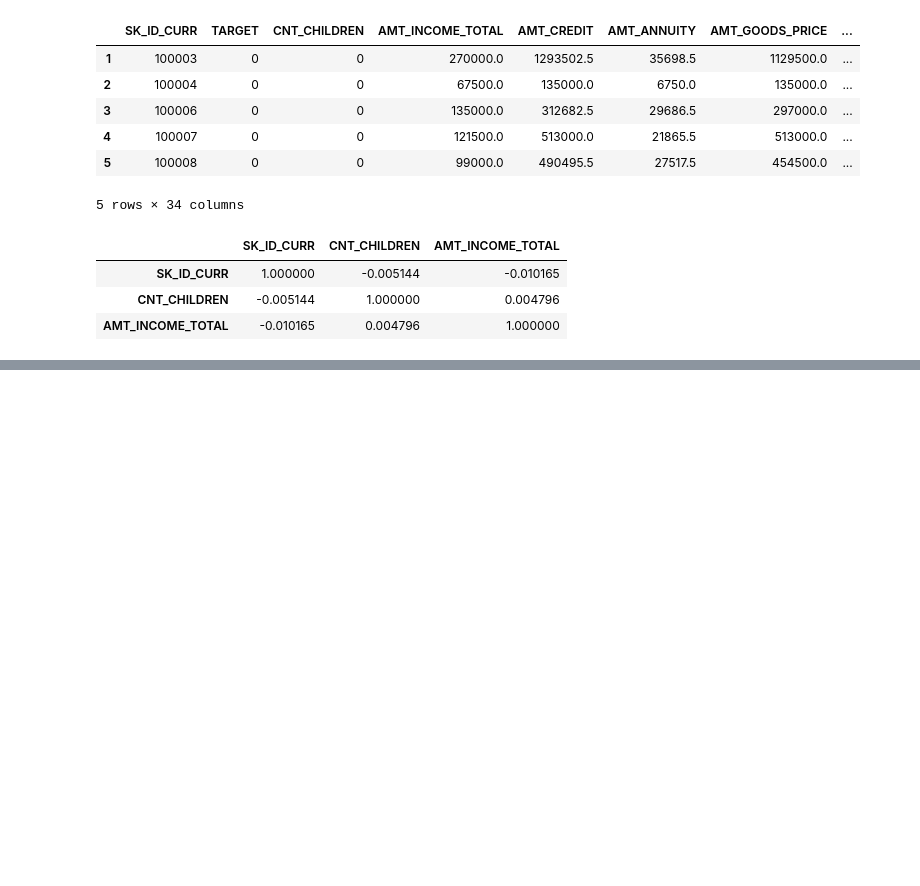
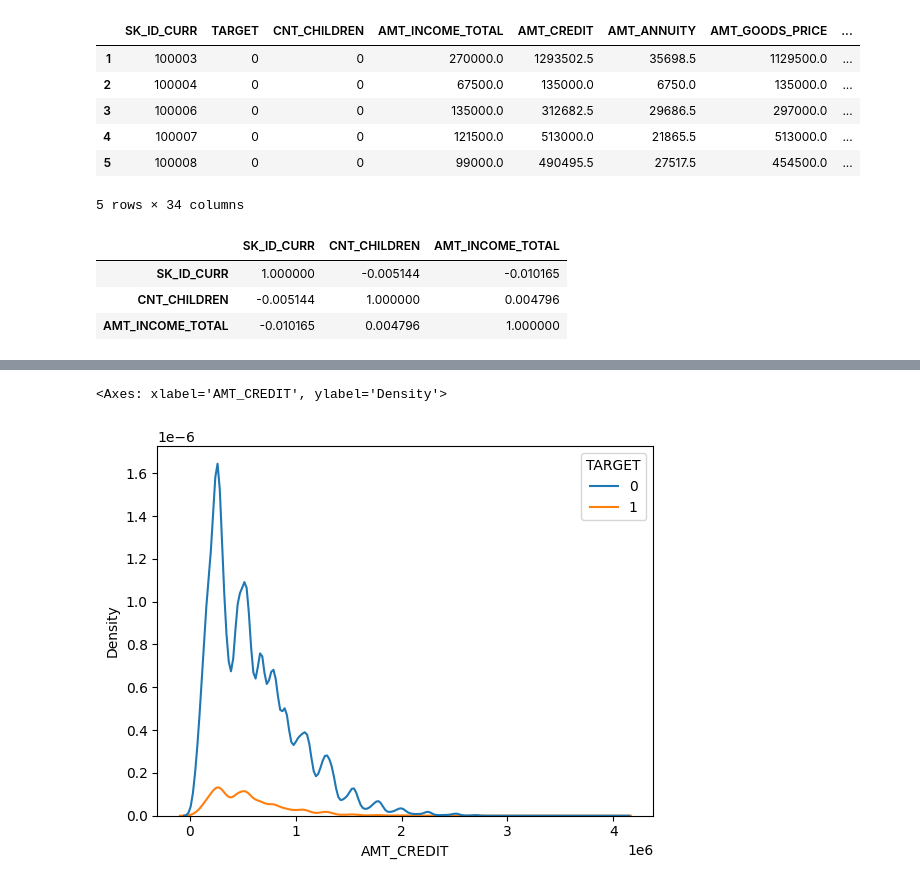
Before and after one commit to sudama-inc/EDA-with-Pandas-and-Numpy, a Jupyter notebook: Exploratory_Data_Analysis_(EDA)_with_Pandas_and_Numpy.ipynb, the cells around one changed output, grey strips where cells are left out. Saved outputs shown, nothing was run; the diff lists cells and outputs as text; code cells hidden in the pictures; blank space fills up the shorter version.

```diff
--- a/Exploratory_Data_Analysis_(EDA)_with_Pandas_and_Numpy.ipynb
+++ b/Exploratory_Data_Analysis_(EDA)_with_Pandas_and_Numpy.ipynb
@@ -671,0 +697,5 @@ defaulter_corr
+# %%
+sns.kdeplot(data=num_data, x='AMT_CREDIT', hue='TARGET')
+# %% [output]
+<Axes: xlabel='AMT_CREDIT', ylabel='Density'>
+[figure, added]
```
Also changed, not shown: parts of 39 cells of this notebook.
